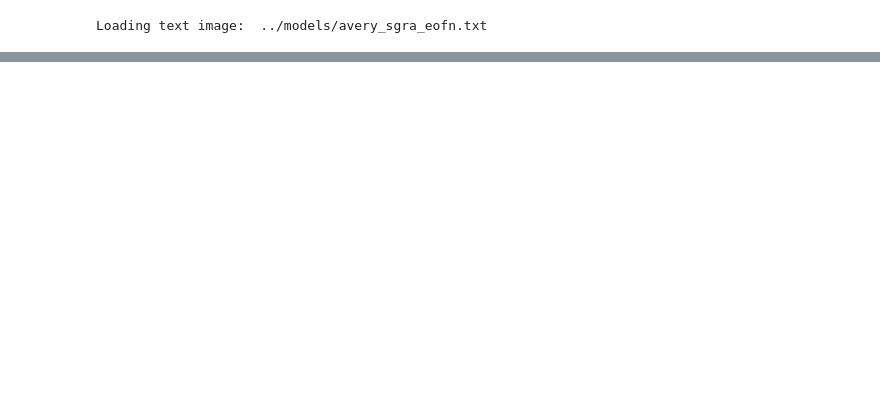
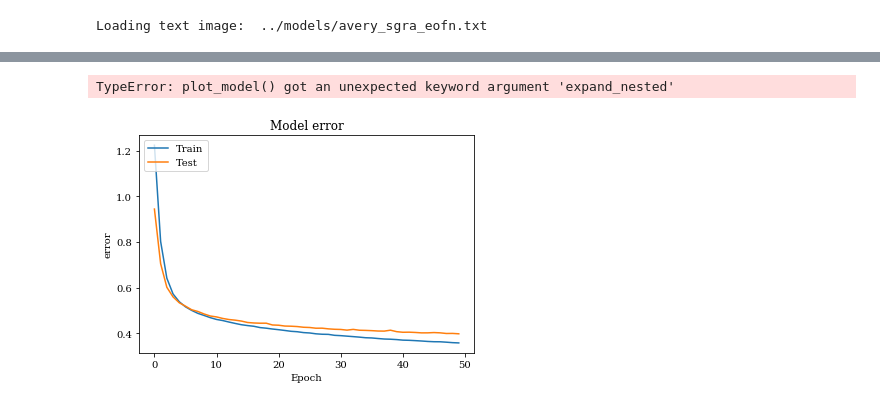
Before and after one commit to lucychen180/CS_101, a Jupyter notebook: eht-imaging/examples/nn1.ipynb, the cells around one changed output, grey strips where cells are left out. Drawn from its saved outputs; the diff is of its cells as text; code cells hidden in the pictures; blank space fills up the shorter version.

```diff
--- a/eht-imaging/examples/nn1.ipynb
+++ b/eht-imaging/examples/nn1.ipynb
@@ -74,2 +91,16 @@ x_test, y_test = getData(10005, 10015)
+# %%
+plot_model(model, to_file='model.png', show_shapes=True)
+# %% [output]
+TypeError: plot_model() got an unexpected keyword argument 'expand_nested'
+# %%
+plt.plot(history.history['loss'])
+plt.plot(history.history['val_loss'])
+plt.title('Model error')
+plt.ylabel('error')
+plt.xlabel('Epoch')
+plt.legend(['Train', 'Test'], loc='upper left')
+plt.show()
+# %% [output]
+[figure, added]
 # %%
 # Visualize predictions vs actual
```
Also changed, not shown: parts of 5 cells of this notebook, 4 other files.
